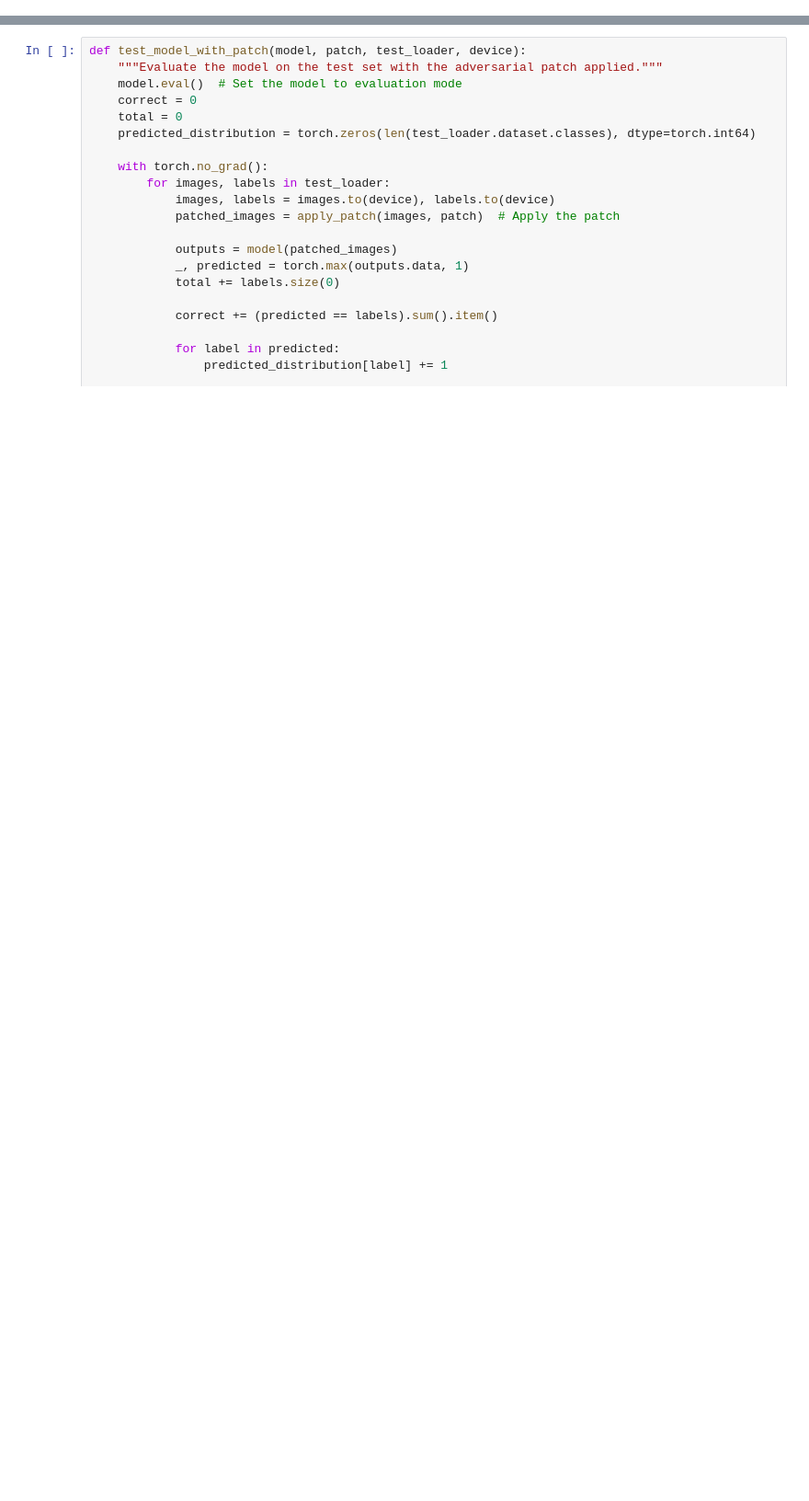
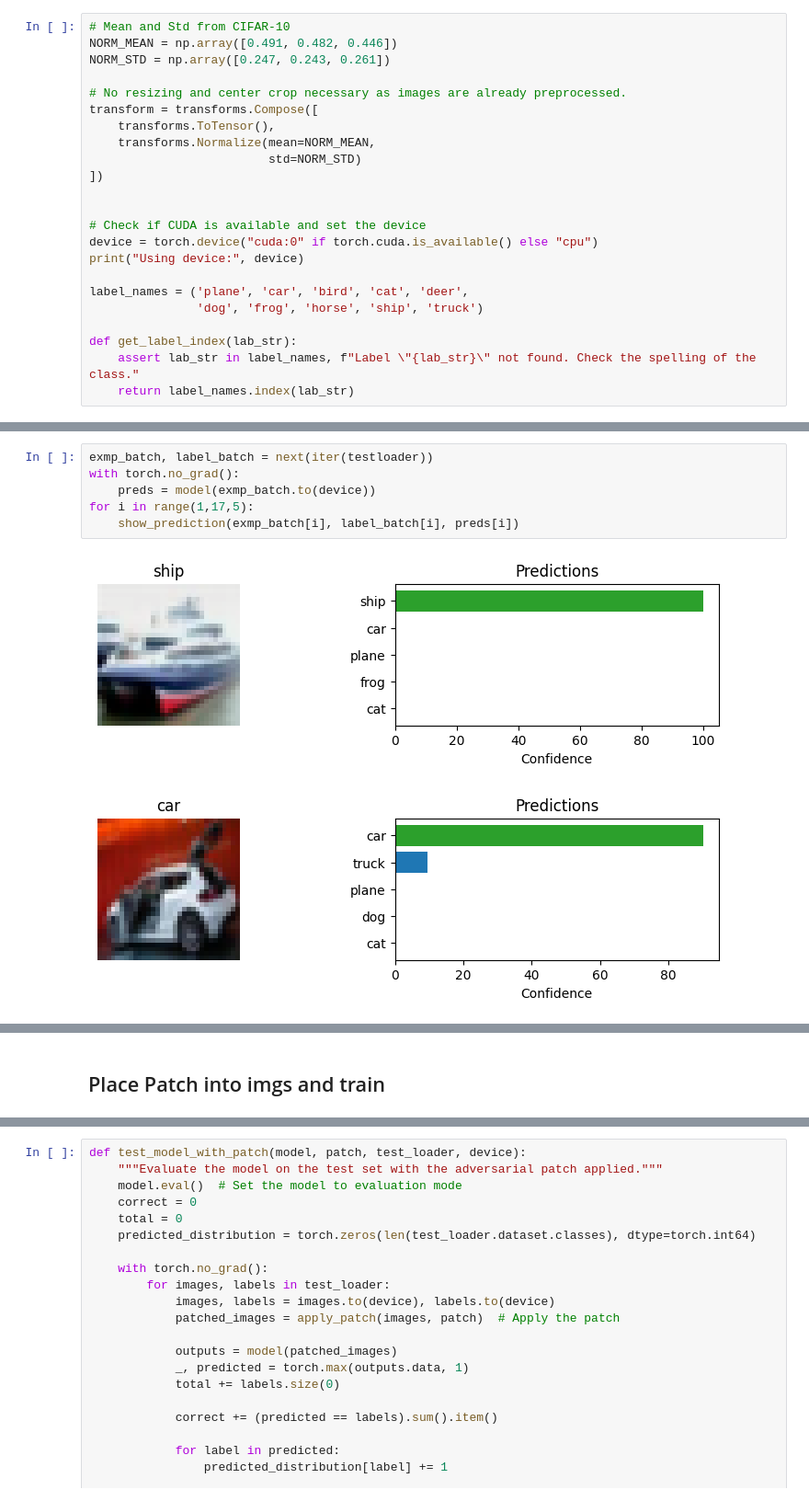
Before and after one commit to oyy2000/Adversarial-Patch, a Jupyter notebook: adversarial_patch.ipynb, the cells around one changed output, grey strips where cells are left out. Shown: that part at 92% size. Cells and saved outputs as stored; diff of their text form; blank space fills up the shorter version.

```diff
--- a/adversarial_patch.ipynb
+++ b/adversarial_patch.ipynb
@@ -0,0 +15,23 @@
+# %%
+# Mean and Std from CIFAR-10
+NORM_MEAN = np.array([0.491, 0.482, 0.446])
+NORM_STD = np.array([0.247, 0.243, 0.261])
+
+# No resizing and center crop necessary as images are already preprocessed.
+transform = transforms.Compose([
+    transforms.ToTensor(),
+    transforms.Normalize(mean=NORM_MEAN,
+                         std=NORM_STD)
+])
+
+
+# Check if CUDA is available and set the device
+device = torch.device("cuda:0" if torch.cuda.is_available() else "cpu")
+print("Using device:", device)
+
+label_names = ('plane', 'car', 'bird', 'cat', 'deer',
+               'dog', 'frog', 'horse', 'ship', 'truck')
+
+def get_label_index(lab_str):
+    assert lab_str in label_names, f"Label \"{lab_str}\" not found. Check the spelling of the class."
+    return label_names.index(lab_str)
@@ -0,0 +162,9 @@
+# %%
+exmp_batch, label_batch = next(iter(testloader))
+with torch.no_grad():
+    preds = model(exmp_batch.to(device))
+for i in range(1,17,5):
+    show_prediction(exmp_batch[i], label_batch[i], preds[i])
+# %% [output]
+[figure, added]
+[figure, added]
@@ -0,0 +173,2 @@
+# %% [markdown]
+## Place Patch into imgs and train
```
Also changed, not shown: parts of 35 cells of this notebook, 21 other files.
